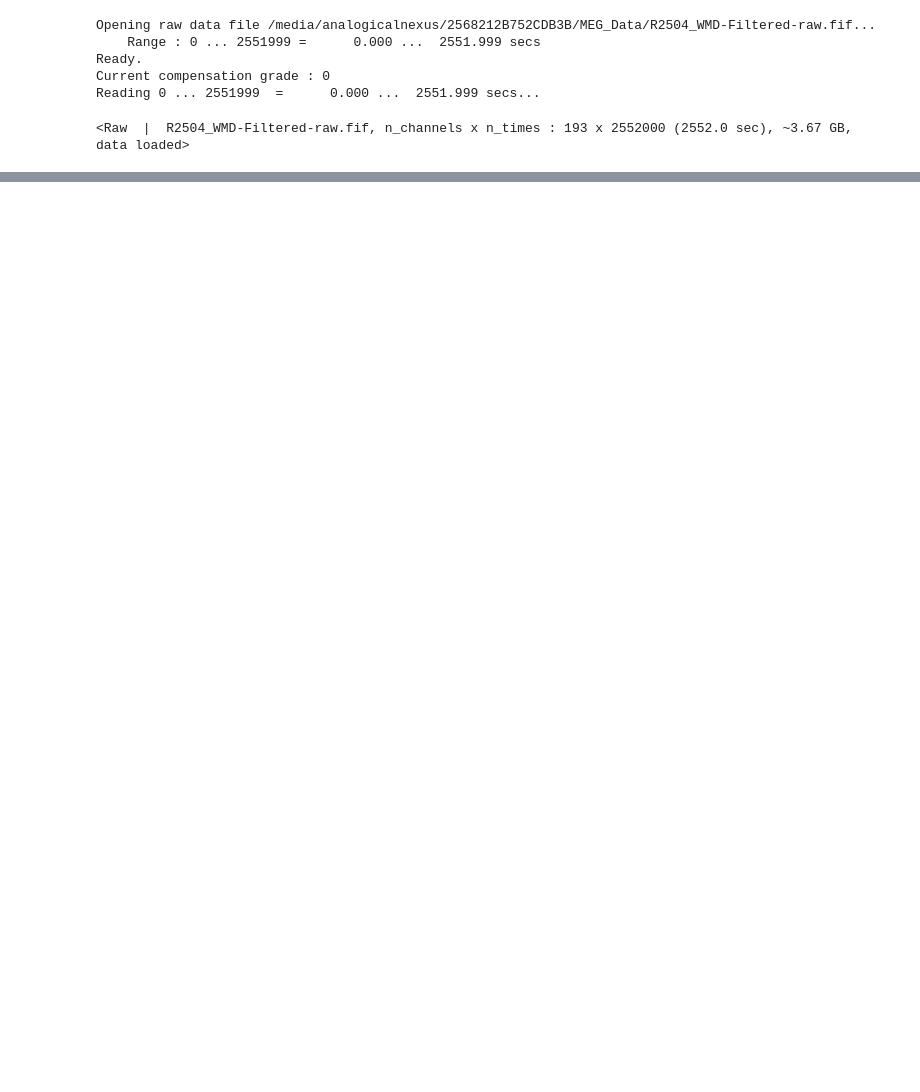
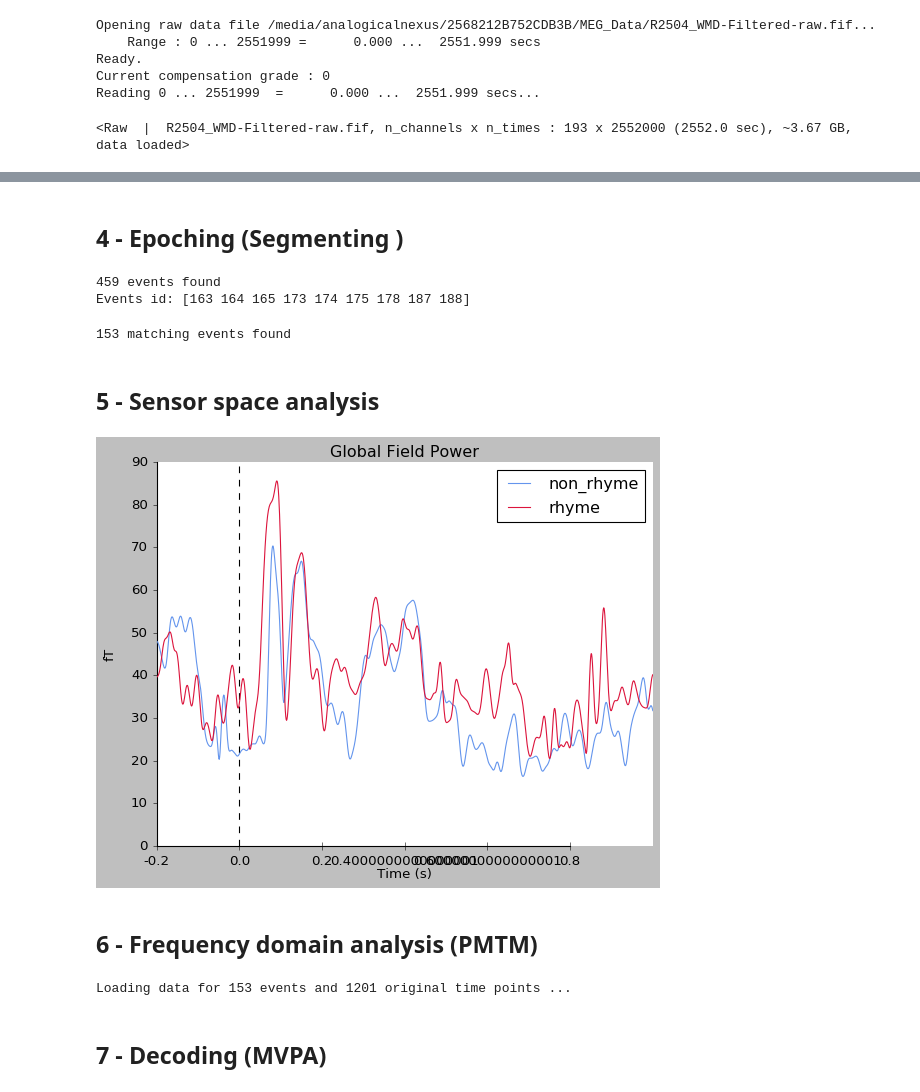
Before and after one commit to analogicalnexus/MEG-presentation-scripts, a Jupyter notebook: processing/wmd.ipynb, the cells around one changed output, grey strips where cells are left out. Drawn from its saved outputs; the diff is of its cells as text; code cells hidden in the pictures; blank space fills up the shorter version.

```diff
--- a/processing/wmd.ipynb
+++ b/processing/wmd.ipynb
@@ -24,6 +48,5 @@ Reading 0 ... 2551999  =      0.000 ...  2551.999 secs...
 # %%
 #Band pass filter
-raw_40_ica = raw.filter(l_freq=0.1, h_freq=60.0)
-raw_40 = raw.filter(l_freq=0.1, h_freq=60.0)
+raw_filtered = raw.filter(l_freq=1, h_freq=45.0, fir_design='firwin')
 # raw_40.plot()
 # %% [output]
@@ -117,0 +83,3 @@ evoked2.plot()
+# %% [markdown]
+4 - Epoching (Segmenting )
+------------------------------------
@@ -118,13 +92,36 @@ evoked2.plot()
+# %%
+# parameter setup for rhyme/non-rhyme decoding
+events = mne.find_events(raw_filtered)
+event_id_long = dict(r=187,nr=188)
+tmin = -.2
+tmax = 1
+baseline = (None,None)
+# %% [output]
+459 events found
+Events id: [163 164 165 173 174 175 178 187 188]
+# %%
+#epoching
+picks = mne.pick_types(raw_filtered.info, meg=True)
+epochs = mne.Epochs(raw_filtered, events, event_id_long, tmin, tmax, proj=False, picks=picks, baseline=baseline)
+rhyme = epochs['r'].average()
+non_rhyme = epochs['nr'].average()
+# %% [output]
+153 matching events found
+# %% [markdown]
+5 - Sensor space analysis
+------------------------------------
 # %%
-evoked1.plot(spatial_colors=True, gfp=True, ylim=dict(mag=[-300,300]))
-evoked2.plot(spatial_colors=True, gfp=True, ylim=dict(mag=[-300,300]))
-evoked1.plot_topomap(times=[.05, .10, .15],vmin=-300,vmax=300)
-evoked2.plot_topomap(times=[.05, .10, .15],vmin=-300,vmax=300)
+rhyme.plot(spatial_colors=True, gfp=True, ylim=dict(mag=[-300,300]))
+non_rhyme.plot(spatial_colors=True, gfp=True, ylim=dict(mag=[-300,300]))
+rhyme.plot_topomap(times=[.0, .17, .4],vmin=-300,vmax=300)
+non_rhyme.plot_topomap(times=[.0, .17, .4],vmin=-300,vmax=300)
 evoked_dict = dict()
-evoked_dict['low'] = evoked1
-evoked_dict['high'] = evoked2
-colors=dict(low="Crimson",high="CornFlowerBlue")
+evoked_dict['rhyme'] = rhyme
+evoked_dict['non_rhyme'] = non_rhyme
+colors=dict(rhyme="Crimson",non_rhyme="CornFlowerBlue")
 mne.viz.plot_compare_evokeds(evoked_dict, colors=colors,
 picks=picks, gfp=True)
+# %% [output]
+[figure, added]
 # %%
 
@@ -138,0 +136,21 @@ picks=lh, gfp=True, ylim=dict(mag=[0,100]))
+# %% [markdown]
+6 - Frequency domain analysis (PMTM)
+------------------------------------
+# %%
+freqs = np.arange(1., 2., .5)
+vmin, vmax = -.3e-25, .3e-25  # Define our color limits.
+n_cycles = freqs / 2.
+time_bandwidth = 8.0  # Same time-smoothing as (1), 7 tapers.
+power = tfr_multitaper(epochs, freqs=freqs, n_cycles=n_cycles,
+                       time_bandwidth=time_bandwidth, return_itc=False,average=False)
+
+power = tfr_multitaper(epochs.get_data(), sfreq='1000',
+                         freqs=freqs, n_cycles=n_cycles,
+                         output='avg_power')
+# Baseline the output
+rescale(power, epochs.times, (0., 0.1), mode='mean', copy=False)
+# Plot results. Baseline correct based on first 100 ms.
+# power.plot([0], baseline=(0., 0.1), mode='mean', vmin=vmin, vmax=vmax,
+#            title='Sim: Less time smoothing, more frequency smoothing')
+# %% [output]
+Loading data for 153 events and 1201 original time points ...
@@ -138,0 +159,3 @@ picks=lh, gfp=True, ylim=dict(mag=[0,100]))
+# %% [markdown]
+7 - Decoding (MVPA)
+------------------------------------
```
Also changed, not shown: parts of 21 cells of this notebook.
